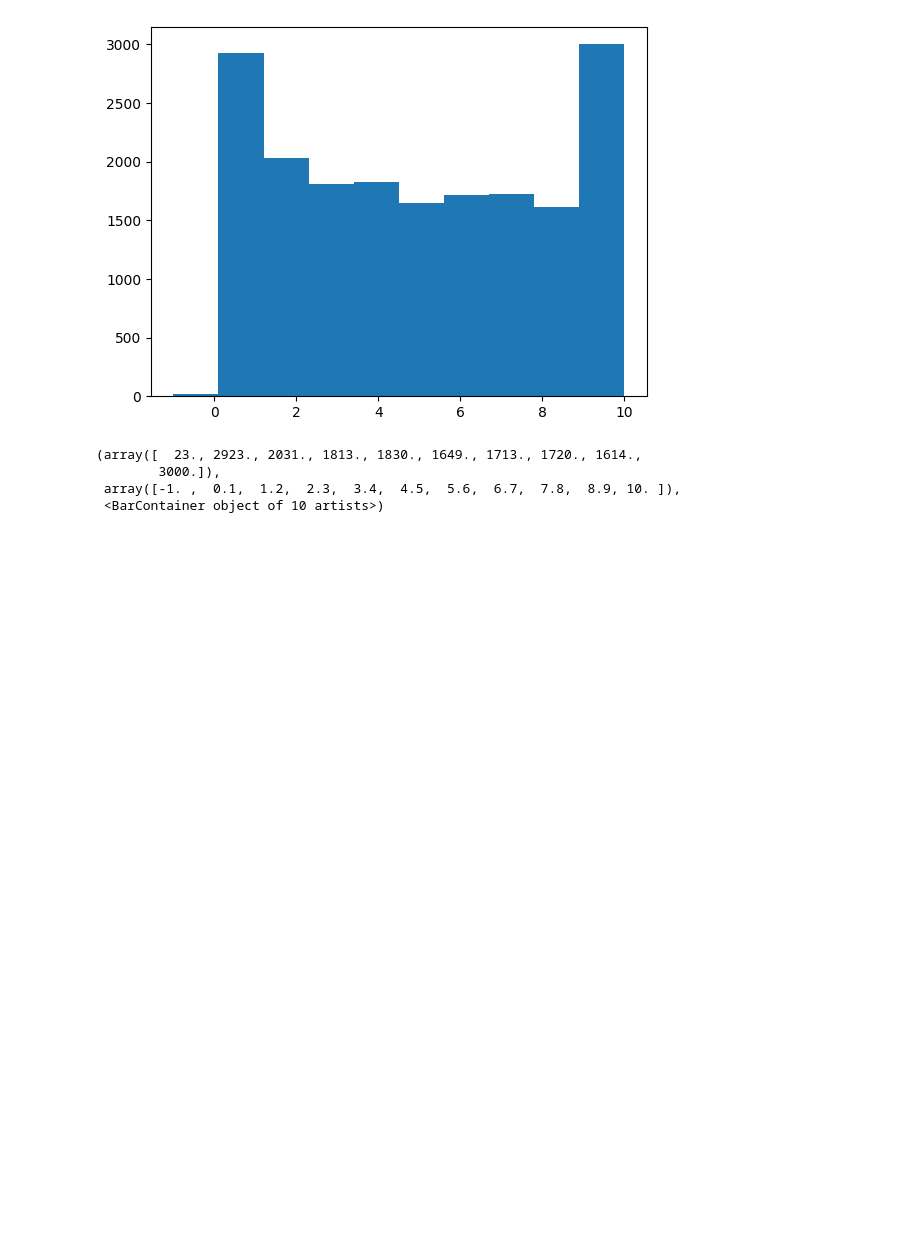
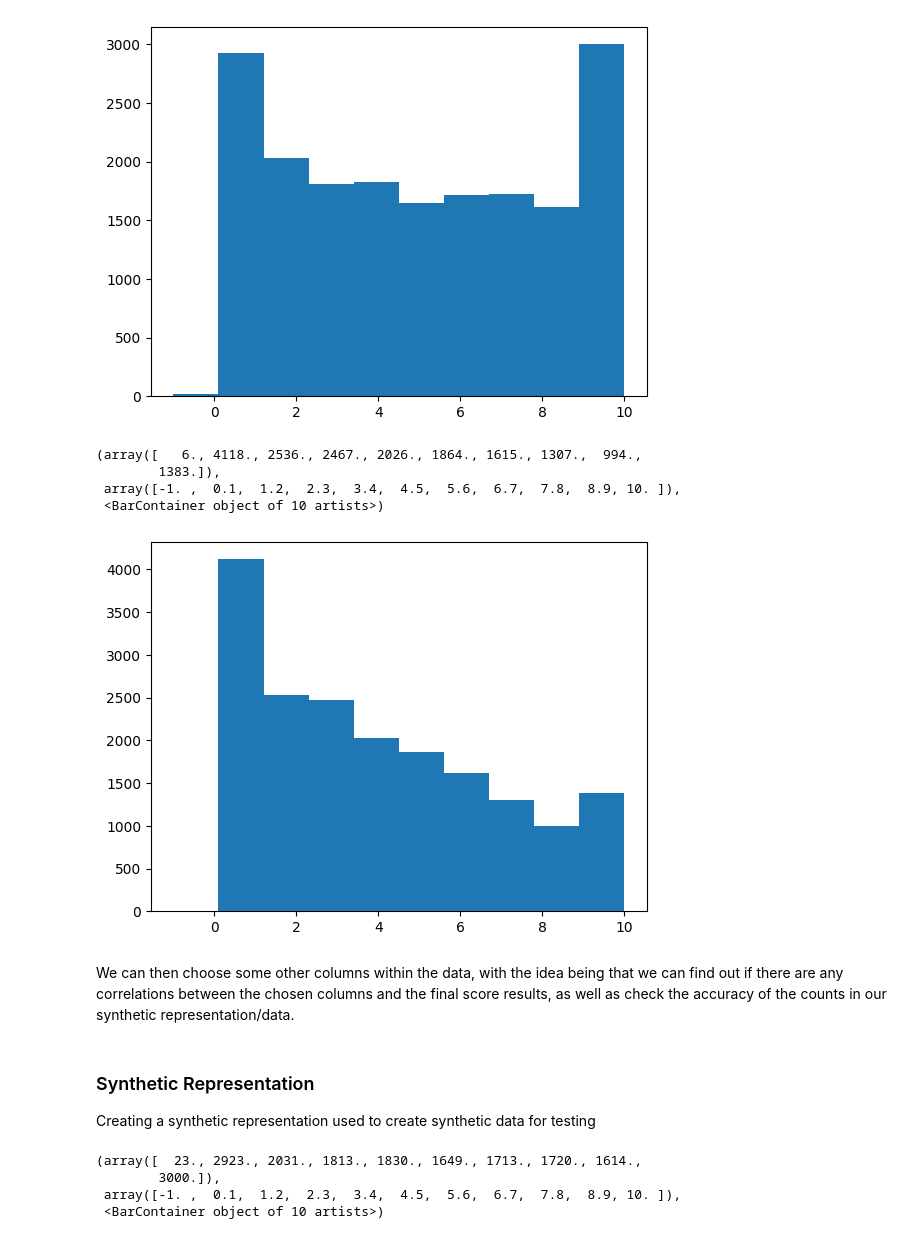
Before and after one commit to CFurch/cs3110-final-project, a Jupyter notebook: COMPAS Recidivism Analysis.ipynb, the cells around one changed output. Cells and saved outputs as stored; diff of their text form; code cells hidden in the pictures; blank space fills up the shorter version.

Commit message:
implemented creating synthetic data from marginals

```diff
--- a/COMPAS Recidivism Analysis.ipynb
+++ b/COMPAS Recidivism Analysis.ipynb
@@ -80,3 +83,13 @@ plt.hist(compas['decile_score'], bins=10)
  array([-1. ,  0.1,  1.2,  2.3,  3.4,  4.5,  5.6,  6.7,  7.8,  8.9, 10. ]),
  <BarContainer object of 10 artists>)
 [figure]
+# %%
+plt.hist(compas['v_decile_score'], bins=10)
+# %% [output]
+(array([   6., 4118., 2536., 2467., 2026., 1864., 1615., 1307.,  994.,
+        1383.]),
+ array([-1. ,  0.1,  1.2,  2.3,  3.4,  4.5,  5.6,  6.7,  7.8,  8.9, 10. ]),
+ <BarContainer object of 10 artists>)
+[figure, added]
+# %% [markdown]
+We can then choose some other columns within the data, with the idea being that we can find out if there are any correlations between the chosen columns and the final score results, as well as check the accuracy of the counts in our synthetic representation/data.
@@ -83,3 +98,6 @@ plt.hist(compas['decile_score'], bins=10)
+# %% [markdown]
+### Synthetic Representation
+Creating a synthetic representation used to create synthetic data for testing
 # %%
 # Getting a synthetic representation of the overall decile_score data
 def noisy_score_hist(epsilon):
```
Also changed, not shown: parts of 13 cells of this notebook.
